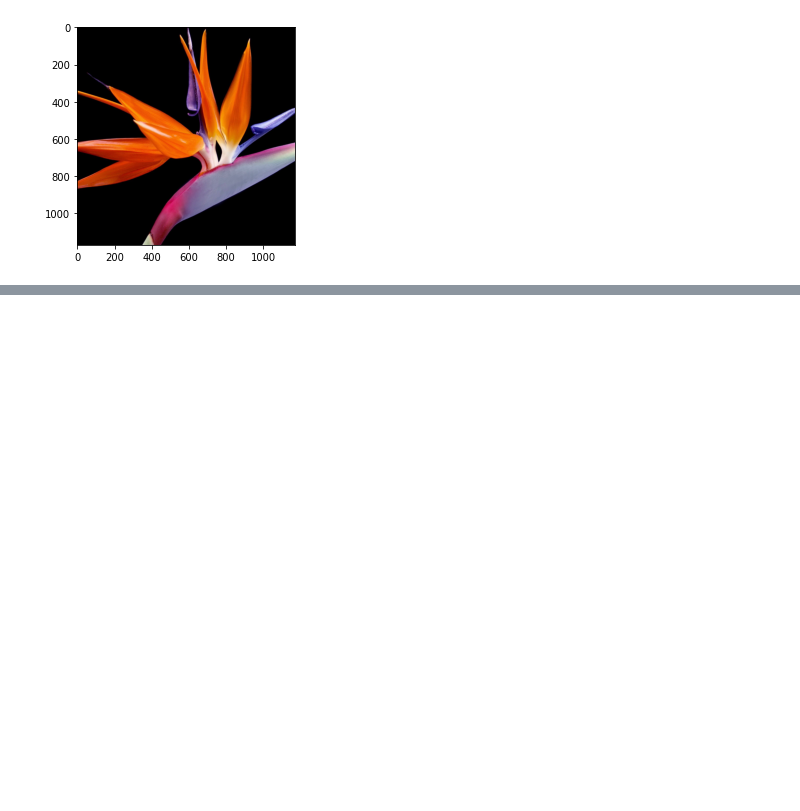
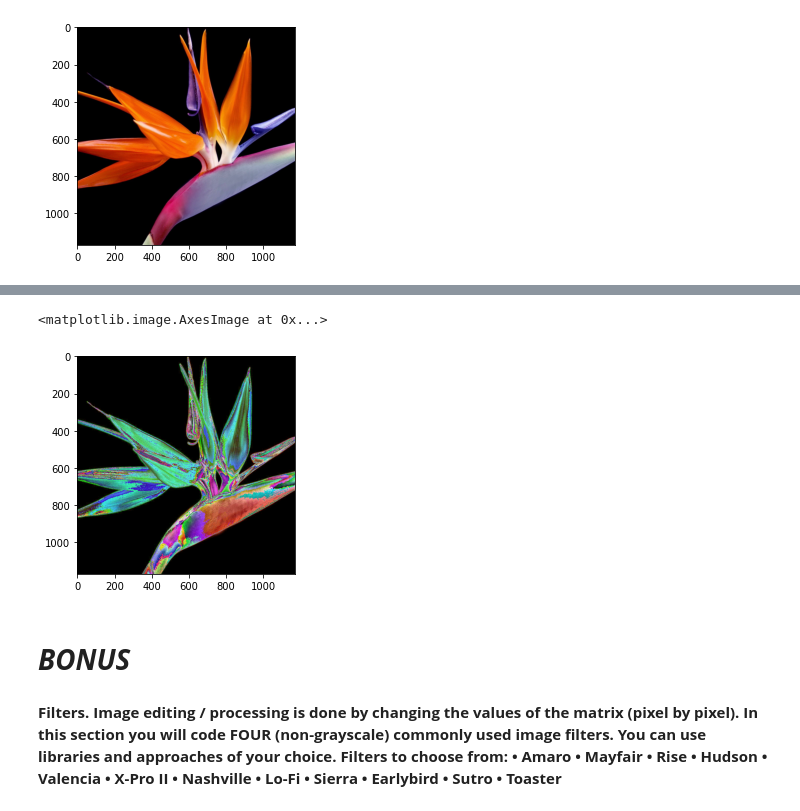
Before and after one commit to mpatrini7/DataLAB42, a Jupyter notebook: Week2/Week2.ipynb, the cells around one changed output, grey strips where cells are left out. Drawn from its saved outputs; the diff is of its cells as text; code cells hidden in the pictures; blank space fills up the shorter version.

```diff
--- a/Week2/Week2.ipynb
+++ b/Week2/Week2.ipynb
@@ -171,0 +218,17 @@ np.concatenate((incr_arr(9).reshape(3), img))
+# %%
+matrix = np.array([[0.23, 4, 0.11],[0.11, 0.23, 4],[4, 0.23, 0.11]])
+img_f4 = np.dot(img2, matrix)
+plt.imshow(img_f4.reshape(img.shape).astype(img.dtype))
+# %% [output]
+<matplotlib.image.AxesImage at 0x...>
+[figure, added]
+# %% [markdown]
+# ***BONUS***
+# %% [markdown]
+**Filters. Image editing / processing is done by changing
+the values of the matrix (pixel by pixel). In this
+section you will code FOUR (non-grayscale) commonly used
+image filters. You can use libraries and approaches of
+your choice.
+Filters to choose from: • Amaro • Mayfair • Rise
+• Hudson • Valencia • X-Pro II • Nashville • Lo-Fi • Sierra • Earlybird • Sutro • Toaster**
```
Also changed, not shown: parts of 12 cells of this notebook.
